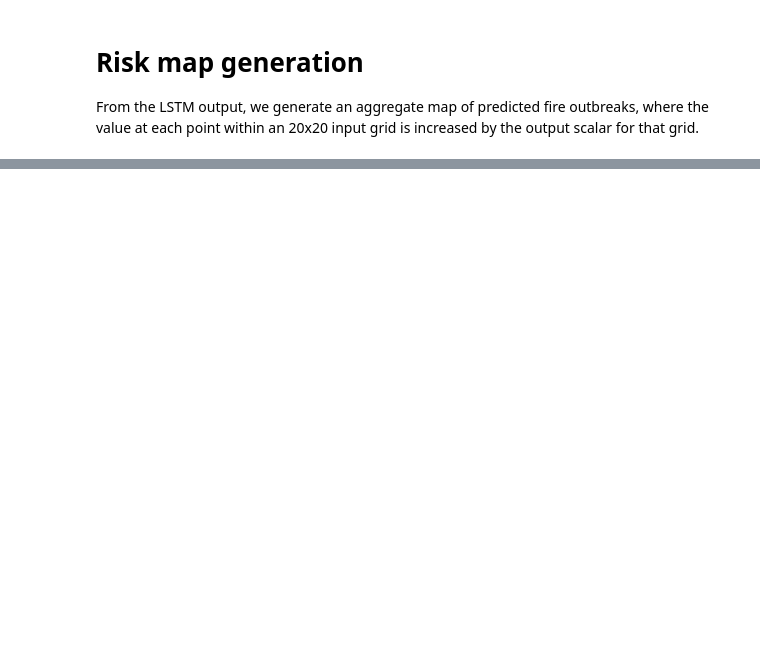
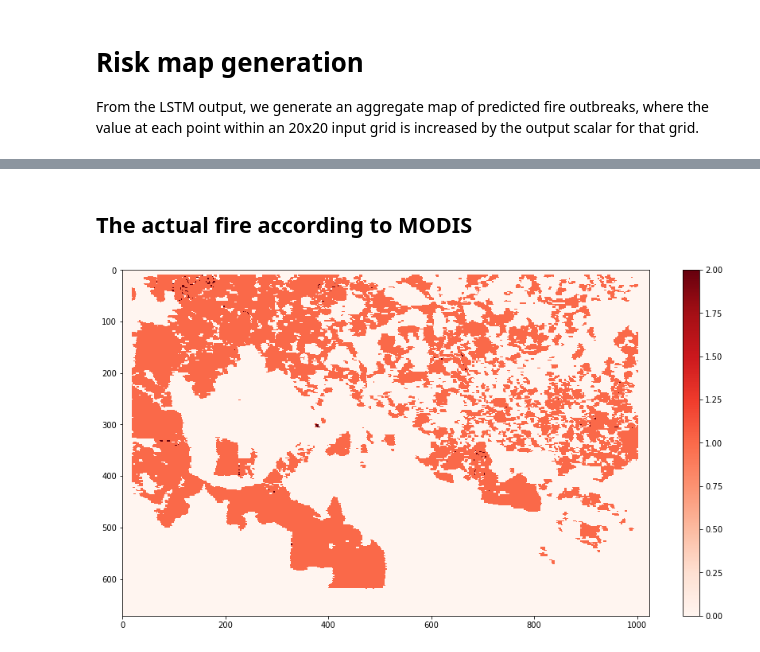
Before and after one commit to con-schneider/ClimateAIHackathon, a Jupyter notebook: fire_model.ipynb, the cells around one changed output, grey strips where cells are left out. Cells and saved outputs as stored; diff of their text form; code cells hidden in the pictures; blank space fills up the shorter version.

```diff
--- a/fire_model.ipynb
+++ b/fire_model.ipynb
@@ -293,0 +291,10 @@ plt.show()
+# %% [markdown]
+## The actual fire according to MODIS
+# %%
+plt.figure(figsize = (15, 8))
+plt.imshow(input_array[-1,1,:,:], cmap = 'Reds')
+plt.title('')
+plt.colorbar()
+plt.show()
+# %% [output]
+[figure, added]
```
Also changed, not shown: parts of 20 cells of this notebook.
